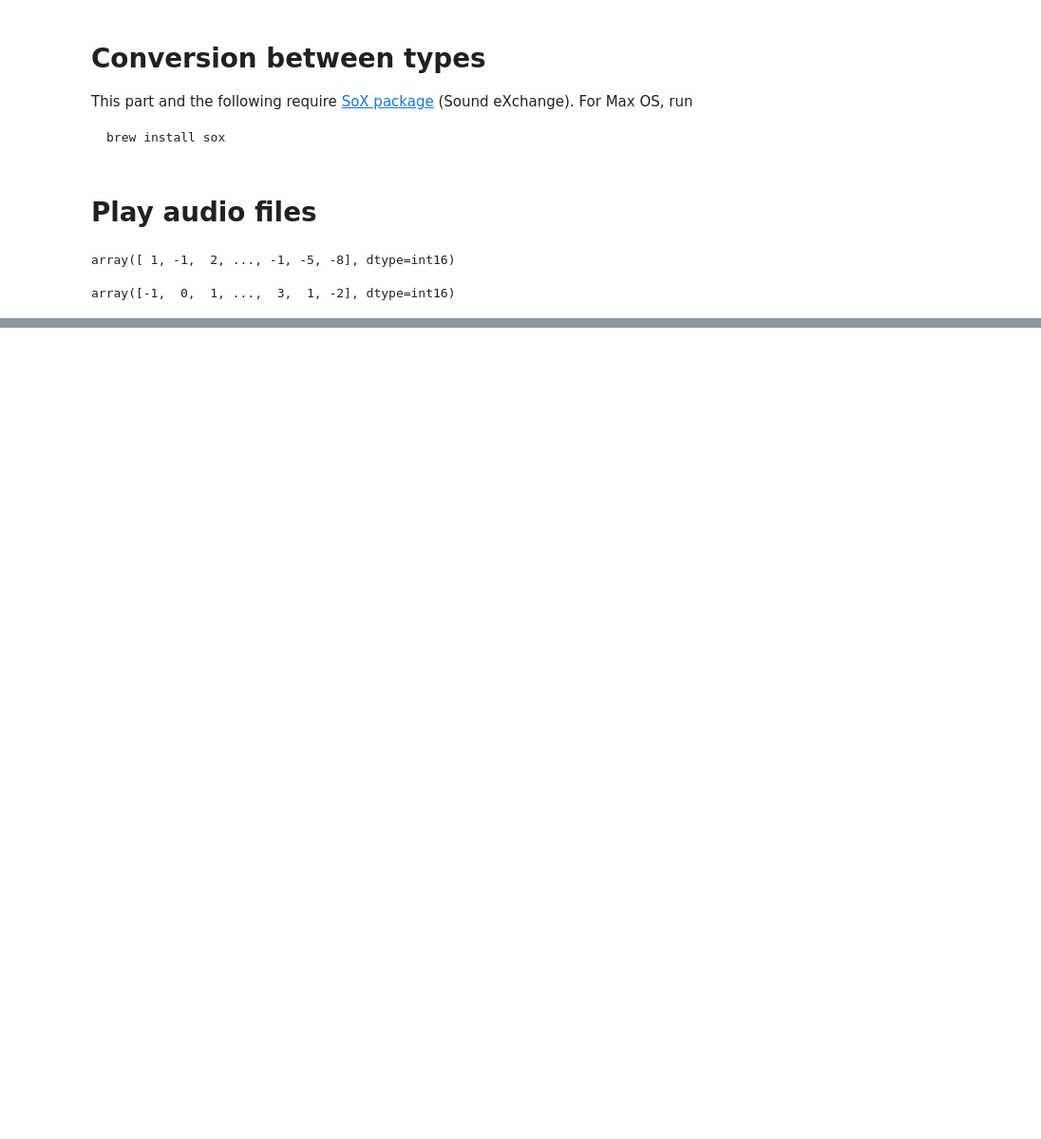
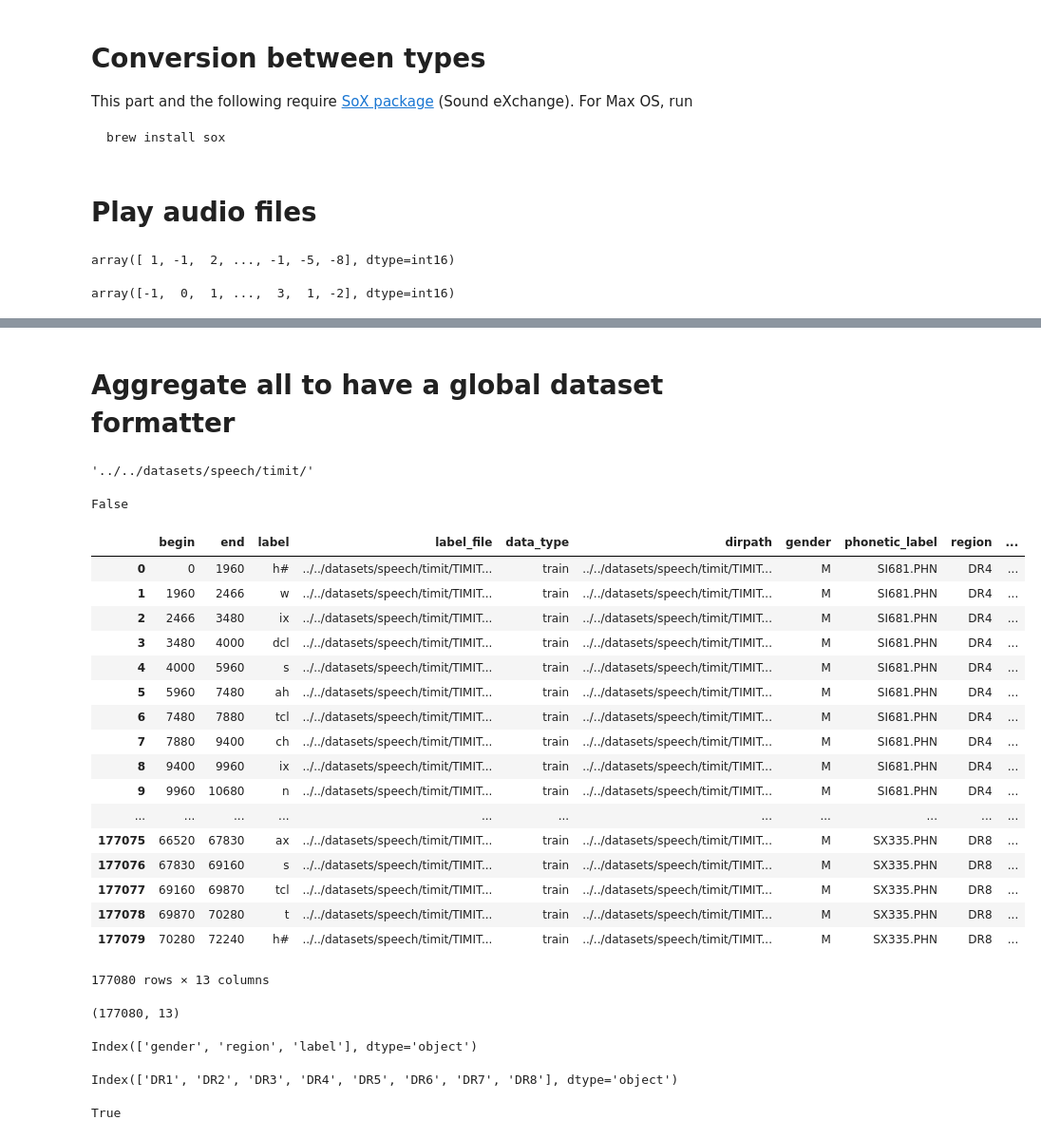
Before and after one commit to zhengying-liu/autodl-contrib, a Jupyter notebook: utils/wav/explore_wav.ipynb, the cells around one changed output, grey strips where cells are left out. Shown at 95% size. Saved outputs shown, nothing was run; the diff lists cells and outputs as text; code cells hidden in the pictures; blank space fills up the shorter version.

```diff
--- a/utils/wav/explore_wav.ipynb
+++ b/utils/wav/explore_wav.ipynb
@@ -88,0 +221,10 @@ play_audio_from_bytes(data1[10000:20000])
+# %%
+level='phonetic'
+
+li = []
+
+for index, row in timit_df.iterrows():
+  label_file = os.path.join(row['dirpath'], row[level + '_label'])
+  li.append(parse_label_file(label_file))
+# %%
+phonetic_df = pd.concat(li, ignore_index=True)
@@ -88,0 +252,5 @@ play_audio_from_bytes(data1[10000:20000])
+# %%
+timit_df['label_file'] = timit_df.apply(lambda row:
+      os.path.join(row['dirpath'], row[level + '_label']), axis=1)
+# %%
+merged_df = pd.merge(phonetic_df, timit_df, on='label_file')
@@ -98,0 +646,6 @@ array([ 1, -1,  2, ..., -1, -5, -8], dtype=int16)
+# %% [markdown]
+# Aggregate all to have a global dataset formatter
+# %%
+timit_dir
+# %% [output]
+'../../datasets/speech/timit/'
@@ -98,0 +656,33 @@ array([ 1, -1,  2, ..., -1, -5, -8], dtype=int16)
+# %%
+1 < 0
+# %% [output]
+False
+# %%
+merged_df[merged_df['data_type'] == 'train']
+# %% [output]
+|  | begin | end | label | label_file | data_type | dirpath | gender | phonetic_label | region | ... |
+| 0 | 0 | 1960 | h# | ../../datasets/speech/timit/TIMIT... | train | ../../datasets/speech/timit/TIMIT... | M | SI681.PHN | DR4 | ... |
+| 1 | 1960 | 2466 | w | ../../datasets/speech/timit/TIMIT... | train | ../../datasets/speech/timit/TIMIT... | M | SI681.PHN | DR4 | ... |
+| 2 | 2466 | 3480 | ix | ../../datasets/speech/timit/TIMIT... | train | ../../datasets/speech/timit/TIMIT... | M | SI681.PHN | DR4 | ... |
+| 3 | 3480 | 4000 | dcl | ../../datasets/speech/timit/TIMIT... | train | ../../datasets/speech/timit/TIMIT... | M | SI681.PHN | DR4 | ... |
+| 4 | 4000 | 5960 | s | ../../datasets/speech/timit/TIMIT... | train | ../../datasets/speech/timit/TIMIT... | M | SI681.PHN | DR4 | ... |
+| 5 | 5960 | 7480 | ah | ../../datasets/speech/timit/TIMIT... | train | ../../datasets/speech/timit/TIMIT... | M | SI681.PHN | DR4 | ... |
+| 6 | 7480 | 7880 | tcl | ../../datasets/speech/timit/TIMIT... | train | ../../datasets/speech/timit/TIMIT... | M | SI681.PHN | DR4 | ... |
+| 7 | 7880 | 9400 | ch | ../../datasets/speech/timit/TIMIT... | train | ../../datasets/speech/timit/TIMIT... | M | SI681.PHN | DR4 | ... |
+| 8 | 9400 | 9960 | ix | ../../datasets/speech/timit/TIMIT... | train | ../../datasets/speech/timit/TIMIT... | M | SI681.PHN | DR4 | ... |
+| 9 | 9960 | 10680 | n | ../../datasets/speech/timit/TIMIT... | train | ../../datasets/speech/timit/TIMIT... | M | SI681.PHN | DR4 | ... |
+| ... | ... | ... | ... | ... | ... | ... | ... | ... | ... | ... |
+| 177075 | 66520 | 67830 | ax | ../../datasets/speech/timit/TIMIT... | train | ../../datasets/speech/timit/TIMIT... | M | SX335.PHN | DR8 | ... |
+| 177076 | 67830 | 69160 | s | ../../datasets/speech/timit/TIMIT... | train | ../../datasets/speech/timit/TIMIT... | M | SX335.PHN | DR8 | ... |
+| 177077 | 69160 | 69870 | tcl | ../../datasets/speech/timit/TIMIT... | train | ../../datasets/speech/timit/TIMIT... | M | SX335.PHN | DR8 | ... |
+| 177078 | 69870 | 70280 | t | ../../datasets/speech/timit/TIMIT... | train | ../../datasets/speech/timit/TIMIT... | M | SX335.PHN | DR8 | ... |
+| 177079 | 70280 | 72240 | h# | ../../datasets/speech/timit/TIMIT... | train | ../../datasets/speech/timit/TIMIT... | M | SX335.PHN | DR8 | ... |
+177080 rows × 13 columns
+# %%
+merged_df.shape
+# %% [output]
+(177080, 13)
+# %%
+labels_df.columns
+# %% [output]
+Index(['gender', 'region', 'label'], dtype='object')
@@ -98,0 +691,8 @@ array([ 1, -1,  2, ..., -1, -5, -8], dtype=int16)
+# %%
+yo.categories
+# %% [output]
+Index(['DR1', 'DR2', 'DR3', 'DR4', 'DR5', 'DR6', 'DR7', 'DR8'], dtype='object')
+# %%
+bool('a')
+# %% [output]
+True
```
Also changed, not shown: parts of 63 cells of this notebook.
